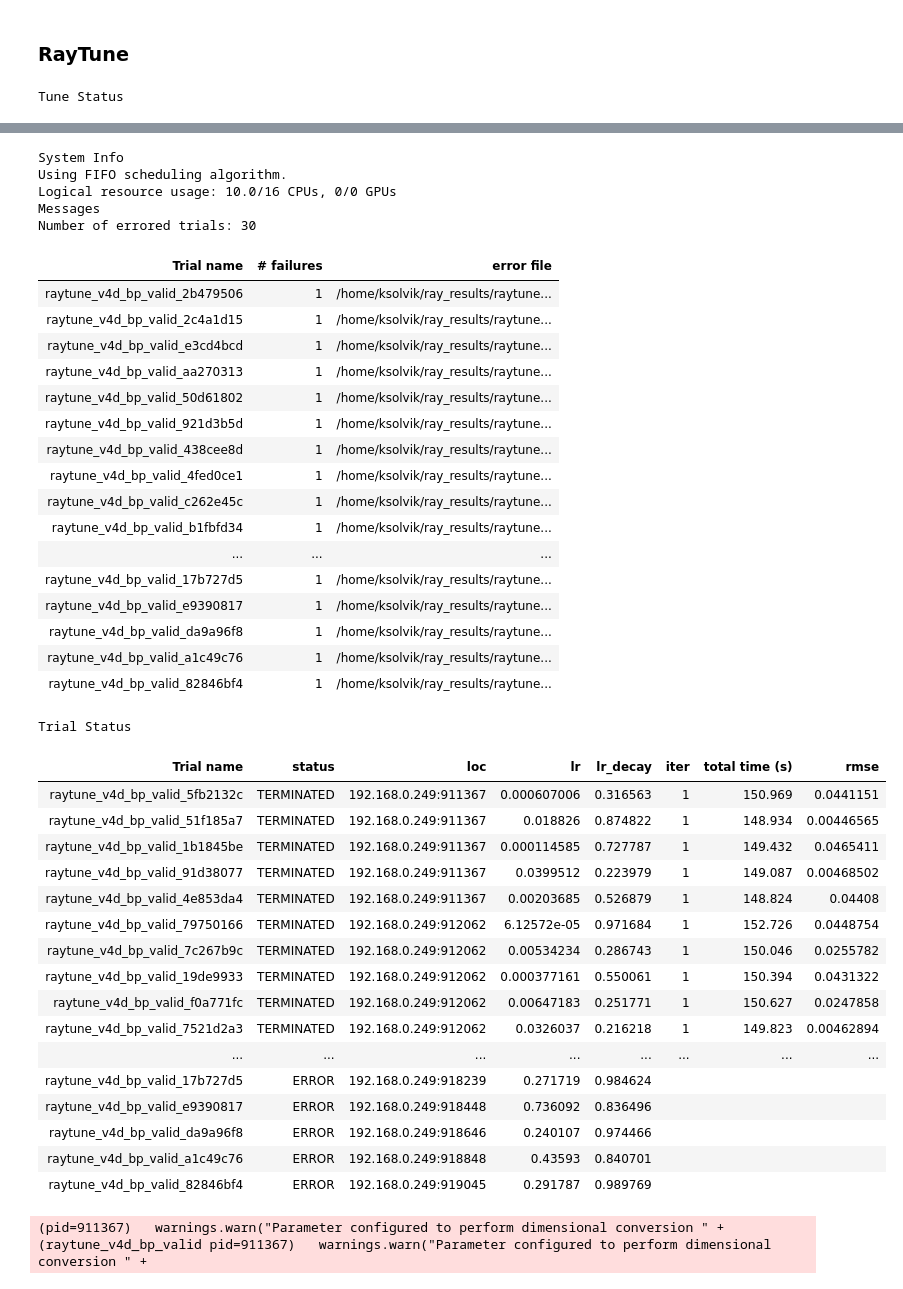
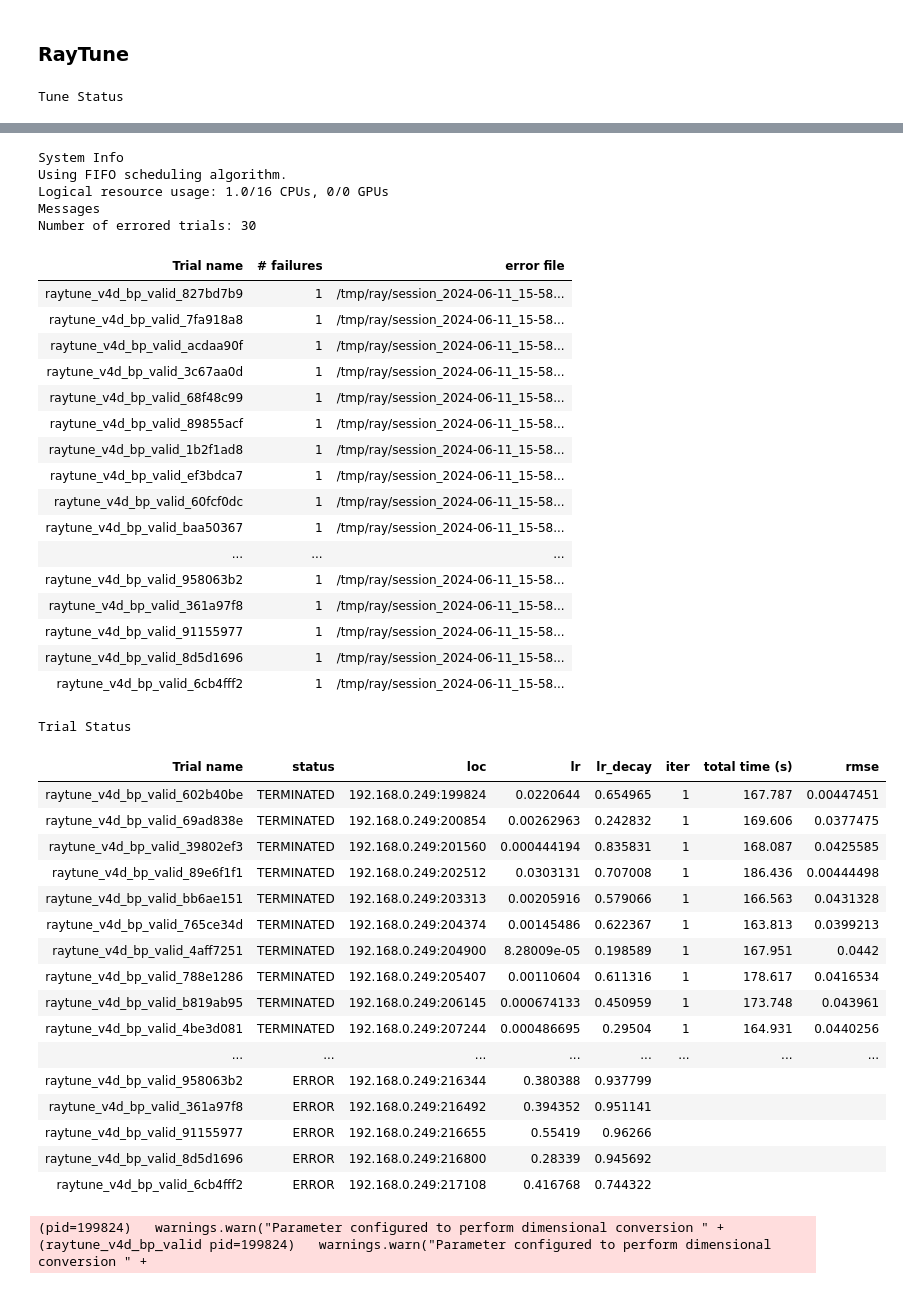
Before and after one commit to StevePny/DataAssimBench-Examples, a Jupyter notebook: examples/da_cycler/5A-Var4DBackprop-QGS-RayTune.ipynb, the cells around one changed output, grey strips where cells are left out. Cells and saved outputs as stored; diff of their text form; code cells hidden in the pictures.

```diff
--- a/examples/da_cycler/5A-Var4DBackprop-QGS-RayTune.ipynb
+++ b/examples/da_cycler/5A-Var4DBackprop-QGS-RayTune.ipynb
@@ -204,9 +205,10 @@ trainable_nonparallel = tune.with_resources(trainable_w_num_epochs, {"cpu": 16})
 # %%
 hyperopt_search = HyperOptSearch(space, metric="rmse", mode="min")
 tuner = tune.Tuner(
-    trainable_nonparallel,
+    trainable_w_num_epochs,
     tune_config=tune.TuneConfig(
         num_samples=50,
+        max_concurrent_trials=1,
         search_alg=hyperopt_search,
     ),
 )
@@ -223,42 +225,42 @@ Tune Status
 System Info
 Using FIFO scheduling algorithm.
-Logical resource usage: 10.0/16 CPUs, 0/0 GPUs
+Logical resource usage: 1.0/16 CPUs, 0/0 GPUs
 Messages
 Number of errored trials: 30
 | Trial name | # failures | error file |
-| raytune_v4d_bp_valid_2b479506 | 1 | /home/ksolvik/ray_results/raytune... |
-| raytune_v4d_bp_valid_2c4a1d15 | 1 | /home/ksolvik/ray_results/raytune... |
-| raytune_v4d_bp_valid_e3cd4bcd | 1 | /home/ksolvik/ray_results/raytune... |
-| raytune_v4d_bp_valid_aa270313 | 1 | /home/ksolvik/ray_results/raytune... |
-| raytune_v4d_bp_valid_50d61802 | 1 | /home/ksolvik/ray_results/raytune... |
-| raytune_v4d_bp_valid_921d3b5d | 1 | /home/ksolvik/ray_results/raytune... |
-| raytune_v4d_bp_valid_438cee8d | 1 | /home/ksolvik/ray_results/raytune... |
-| raytune_v4d_bp_valid_4fed0ce1 | 1 | /home/ksolvik/ray_results/raytune... |
-| raytune_v4d_bp_valid_c262e45c | 1 | /home/ksolvik/ray_results/raytune... |
-| raytune_v4d_bp_valid_b1fbfd34 | 1 | /home/ksolvik/ray_results/raytune... |
+| raytune_v4d_bp_valid_827bd7b9 | 1 | /tmp/ray/session_2024-06-11_15-58... |
+| raytune_v4d_bp_valid_7fa918a8 | 1 | /tmp/ray/session_2024-06-11_15-58... |
+| raytune_v4d_bp_valid_acdaa90f | 1 | /tmp/ray/session_2024-06-11_15-58... |
+| raytune_v4d_bp_valid_3c67aa0d | 1 | /tmp/ray/session_2024-06-11_15-58... |
+| raytune_v4d_bp_valid_68f48c99 | 1 | /tmp/ray/session_2024-06-11_15-58... |
+| raytune_v4d_bp_valid_89855acf | 1 | /tmp/ray/session_2024-06-11_15-58... |
+| raytune_v4d_bp_valid_1b2f1ad8 | 1 | /tmp/ray/session_2024-06-11_15-58... |
+| raytune_v4d_bp_valid_ef3bdca7 | 1 | /tmp/ray/session_2024-06-11_15-58... |
+| raytune_v4d_bp_valid_60fcf0dc | 1 | /tmp/ray/session_2024-06-11_15-58... |
+| raytune_v4d_bp_valid_baa50367 | 1 | /tmp/ray/session_2024-06-11_15-58... |
 | ... | ... | ... |
-| raytune_v4d_bp_valid_17b727d5 | 1 | /home/ksolvik/ray_results/raytune... |
-| raytune_v4d_bp_valid_e9390817 | 1 | /home/ksolvik/ray_results/raytune... |
-| raytune_v4d_bp_valid_da9a96f8 | 1 | /home/ksolvik/ray_results/raytune... |
-| raytune_v4d_bp_valid_a1c49c76 | 1 | /home/ksolvik/ray_results/raytune... |
-| raytune_v4d_bp_valid_82846bf4 | 1 | /home/ksolvik/ray_results/raytune... |
+| raytune_v4d_bp_valid_958063b2 | 1 | /tmp/ray/session_2024-06-11_15-58... |
+| raytune_v4d_bp_valid_361a97f8 | 1 | /tmp/ray/session_2024-06-11_15-58... |
+| raytune_v4d_bp_valid_91155977 | 1 | /tmp/ray/session_2024-06-11_15-58... |
+| raytune_v4d_bp_valid_8d5d1696 | 1 | /tmp/ray/session_2024-06-11_15-58... |
+| raytune_v4d_bp_valid_6cb4fff2 | 1 | /tmp/ray/session_2024-06-11_15-58... |
 Trial Status
 | Trial name | status | loc | lr | lr_decay | iter | total time (s) | rmse |
-| raytune_v4d_bp_valid_5fb2132c | TERMINATED | 192.168.0.249:911367 | 0.000607006 | 0.316563 | 1 | 150.969 | 0.0441151 |
-| raytune_v4d_bp_valid_51f185a7 | TERMINATED | 192.168.0.249:911367 | 0.018826 | 0.874822 | 1 | 148.934 | 0.00446565 |
-| raytune_v4d_bp_valid_1b1845be | TERMINATED | 192.168.0.249:911367 | 0.000114585 | 0.727787 | 1 | 149.432 | 0.0465411 |
-| raytune_v4d_bp_valid_91d38077 | TERMINATED | 192.168.0.249:911367 | 0.0399512 | 0.223979 | 1 | 149.087 | 0.00468502 |
-| raytune_v4d_bp_valid_4e853da4 | TERMINATED | 192.168.0.249:911367 | 0.00203685 | 0.526879 | 1 | 148.824 | 0.04408 |
-| raytune_v4d_bp_valid_79750166 | TERMINATED | 192.168.0.249:912062 | 6.12572e-05 | 0.971684 | 1 | 152.726 | 0.0448754 |
-| raytune_v4d_bp_valid_7c267b9c | TERMINATED | 192.168.0.249:912062 | 0.00534234 | 0.286743 | 1 | 150.046 | 0.0255782 |
-| raytune_v4d_bp_valid_19de9933 | TERMINATED | 192.168.0.249:912062 | 0.000377161 | 0.550061 | 1 | 150.394 | 0.0431322 |
-| raytune_v4d_bp_valid_f0a771fc | TERMINATED | 192.168.0.249:912062 | 0.00647183 | 0.251771 | 1 | 150.627 | 0.0247858 |
-| raytune_v4d_bp_valid_7521d2a3 | TERMINATED | 192.168.0.249:912062 | 0.0326037 | 0.216218 | 1 | 149.823 | 0.00462894 |
+| raytune_v4d_bp_valid_602b40be | TERMINATED | 192.168.0.249:199824 | 0.0220644 | 0.654965 | 1 | 167.787 | 0.00447451 |
+| raytune_v4d_bp_valid_69ad838e | TERMINATED | 192.168.0.249:200854 | 0.00262963 | 0.242832 | 1 | 169.606 | 0.0377475 |
+| raytune_v4d_bp_valid_39802ef3 | TERMINATED | 192.168.0.249:201560 | 0.000444194 | 0.835831 | 1 | 168.087 | 0.0425585 |
+| raytune_v4d_bp_valid_89e6f1f1 | TERMINATED | 192.168.0.249:202512 | 0.0303131 | 0.707008 | 1 | 186.436 | 0.00444498 |
+| raytune_v4d_bp_valid_bb6ae151 | TERMINATED | 192.168.0.249:203313 | 0.00205916 | 0.579066 | 1 | 166.563 | 0.0431328 |
+| raytune_v4d_bp_valid_765ce34d | TERMINATED | 192.168.0.249:204374 | 0.00145486 | 0.622367 | 1 | 163.813 | 0.0399213 |
+| raytune_v4d_bp_valid_4aff7251 | TERMINATED | 192.168.0.249:204900 | 8.28009e-05 | 0.198589 | 1 | 167.951 | 0.0442 |
+| raytune_v4d_bp_valid_788e1286 | TERMINATED | 192.168.0.249:205407 | 0.00110604 | 0.611316 | 1 | 178.617 | 0.0416534 |
+| raytune_v4d_bp_valid_b819ab95 | TERMINATED | 192.168.0.249:206145 | 0.000674133 | 0.450959 | 1 | 173.748 | 0.043961 |
+| raytune_v4d_bp_valid_4be3d081 | TERMINATED | 192.168.0.249:207244 | 0.000486695 | 0.29504 | 1 | 164.931 | 0.0440256 |
 | ... | ... | ... | ... | ... | ... | ... | ... |
-| raytune_v4d_bp_valid_17b727d5 | ERROR | 192.168.0.249:918239 | 0.271719 | 0.984624 |  |  |  |
-| raytune_v4d_bp_valid_e9390817 | ERROR | 192.168.0.249:918448 | 0.736092 | 0.836496 |  |  |  |
-| raytune_v4d_bp_valid_da9a96f8 | ERROR | 192.168.0.249:918646 | 0.240107 | 0.974466 |  |  |  |
-| raytune_v4d_bp_valid_a1c49c76 | ERROR | 192.168.0.249:918848 | 0.43593 | 0.840701 |  |  |  |
-| raytune_v4d_bp_valid_82846bf4 | ERROR | 192.168.0.249:919045 | 0.291787 | 0.989769 |  |  |  |
+| raytune_v4d_bp_valid_958063b2 | ERROR | 192.168.0.249:216344 | 0.380388 | 0.937799 |  |  |  |
+| raytune_v4d_bp_valid_361a97f8 | ERROR | 192.168.0.249:216492 | 0.394352 | 0.951141 |  |  |  |
+| raytune_v4d_bp_valid_91155977 | ERROR | 192.168.0.249:216655 | 0.55419 | 0.96266 |  |  |  |
+| raytune_v4d_bp_valid_8d5d1696 | ERROR | 192.168.0.249:216800 | 0.28339 | 0.945692 |  |  |  |
+| raytune_v4d_bp_valid_6cb4fff2 | ERROR | 192.168.0.249:217108 | 0.416768 | 0.744322 |  |  |  |
-(pid=911367)   warnings.warn("Parameter configured to perform dimensional conversion " +
-(raytune_v4d_bp_valid pid=911367)   warnings.warn("Parameter configured to perform dimensional conversion " +
+(pid=199824)   warnings.warn("Parameter configured to perform dimensional conversion " +
+(raytune_v4d_bp_valid pid=199824)   warnings.warn("Parameter configured to perform dimensional conversion " +
```
Also changed, not shown: parts of 5 cells of this notebook.
